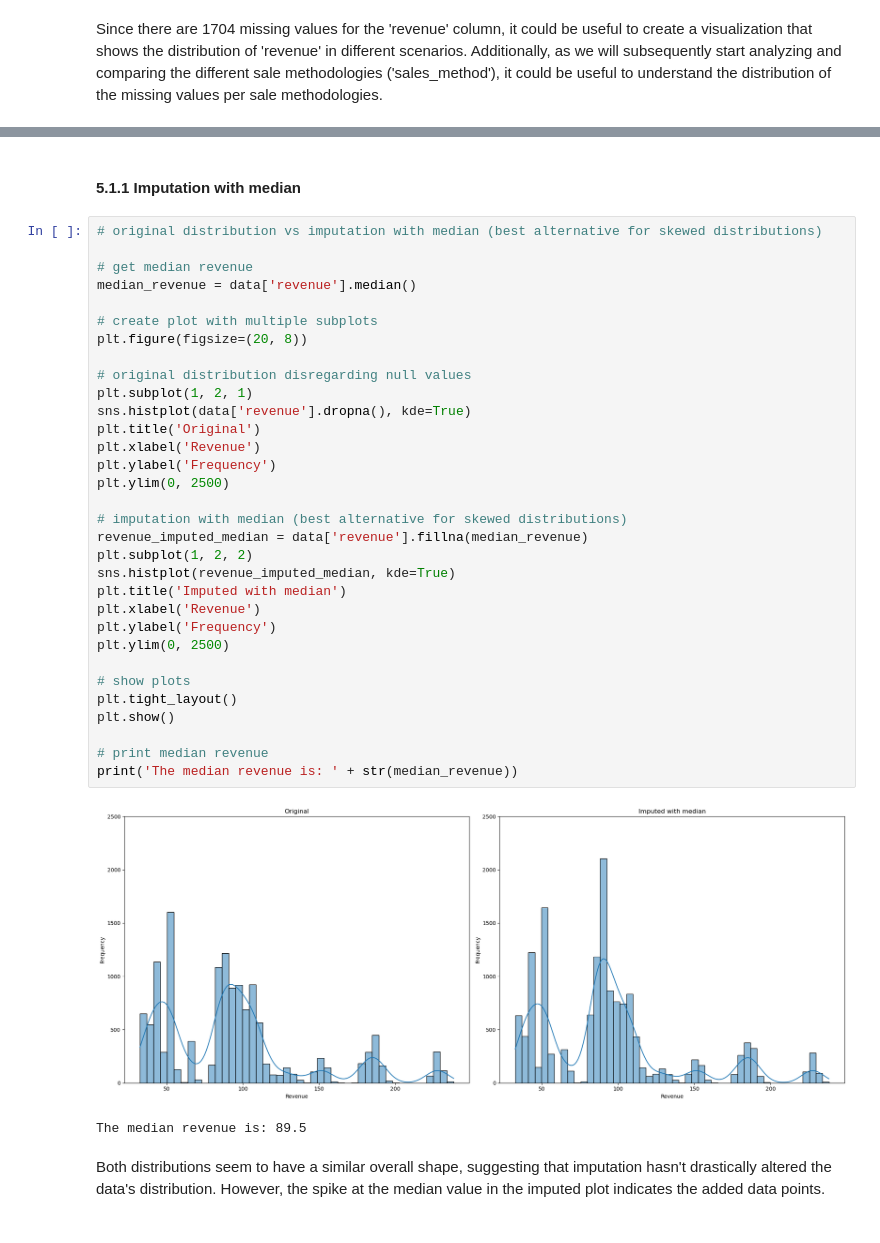
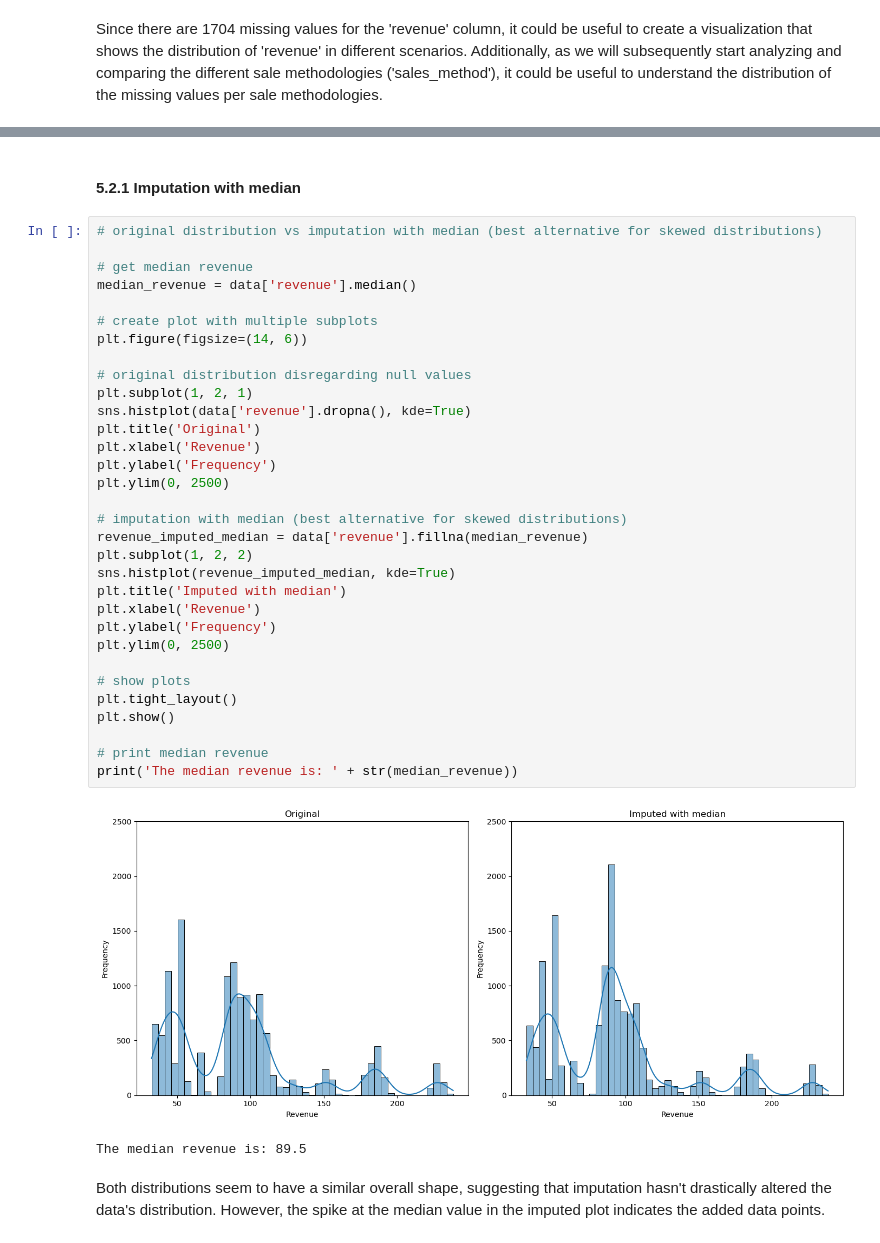
Before and after one commit to mikjf/datacamp_data_analyst_professional_python, a Jupyter notebook: exam_product_sales_analysis.ipynb, the cells around one changed output, grey strips where cells are left out. Drawn from its saved outputs; the diff is of its cells as text.

```diff
--- a/exam_product_sales_analysis.ipynb
+++ b/exam_product_sales_analysis.ipynb
@@ -531,39 +569,39 @@ plt.show()
 # %% [markdown]
-#### 5.1.1 Imputation with median
+#### 5.2.1 Imputation with median
 # %%
 # original distribution vs imputation with median (best alternative for skewed distributions)
 
 # get median revenue
 median_revenue = data['revenue'].median()
 
 # create plot with multiple subplots
-plt.figure(figsize=(20, 8))
+plt.figure(figsize=(14, 6))
 
 # original distribution disregarding null values
 plt.subplot(1, 2, 1)
 sns.histplot(data['revenue'].dropna(), kde=True)
 plt.title('Original')
 plt.xlabel('Revenue')
 plt.ylabel('Frequency')
 plt.ylim(0, 2500)
 
 # imputation with median (best alternative for skewed distributions)
 revenue_imputed_median = data['revenue'].fillna(median_revenue)
 plt.subplot(1, 2, 2)
 sns.histplot(revenue_imputed_median, kde=True)
 plt.title('Imputed with median')
 plt.xlabel('Revenue')
 plt.ylabel('Frequency')
 plt.ylim(0, 2500)
 
 # show plots
 plt.tight_layout()
 plt.show()
 
 # print median revenue
 print('The median revenue is: ' + str(median_revenue))
 # %% [output]
-[figure, old version]
+[figure, new version]
 The median revenue is: 89.5
 # %% [markdown]
 Both distributions seem to have a similar overall shape, suggesting that imputation hasn't drastically altered the data's distribution. However, the spike at the median value in the imputed plot indicates the added data points.
```
Also changed, not shown: parts of 56 cells of this notebook, 1 other file.
